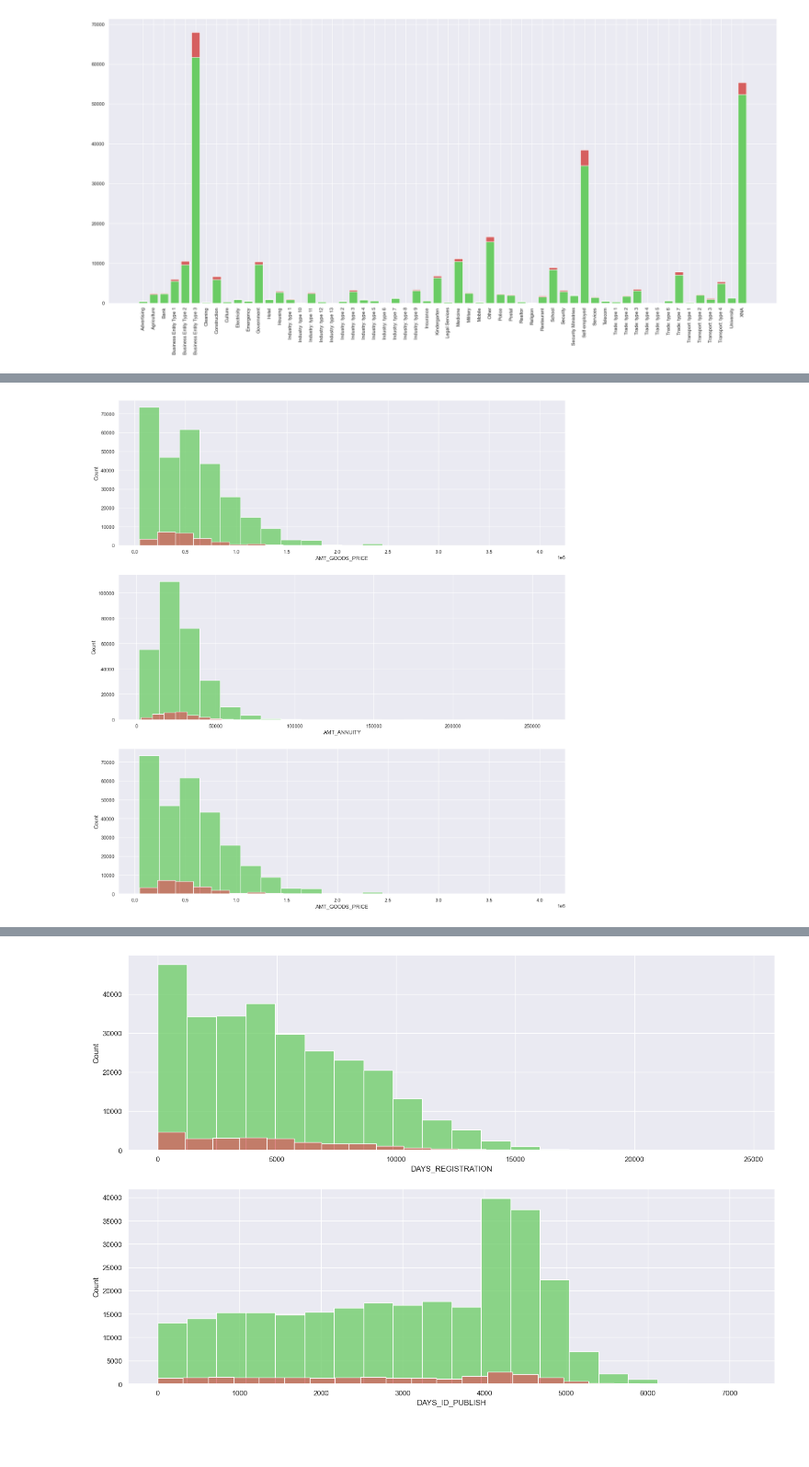
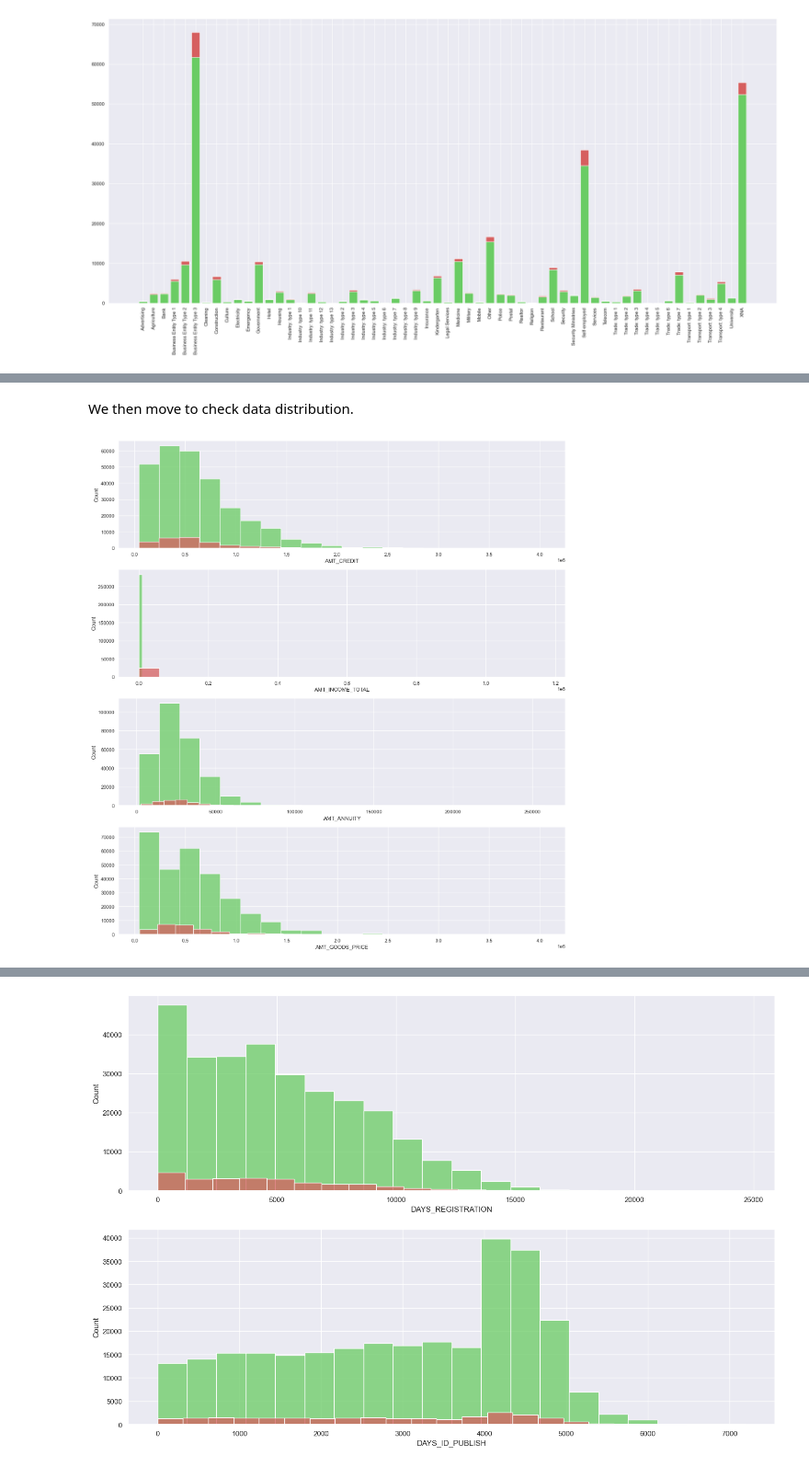
Before and after one commit to Ahmad-assegaf/hacktiv8-final-project, a Jupyter notebook: main.ipynb, the cells around one changed output, grey strips where cells are left out. Shown at 92% size. Cells and saved outputs as stored; diff of their text form; code cells hidden in the pictures; blank space fills up the shorter version.

```diff
--- a/main.ipynb
+++ b/main.ipynb
@@ -980,10 +1103,13 @@ dtype: int64
+# %% [markdown]
+We then move to check data distribution.
 # %%
-columns = ['AMT_GOODS_PRICE', 'AMT_ANNUITY', 'AMT_GOODS_PRICE']
+# Check the distribution of client loan and income amount
+columns = ['AMT_CREDIT','AMT_INCOME_TOTAL', 'AMT_ANNUITY', 'AMT_GOODS_PRICE']
 
 fig, axs = plt.subplots(nrows=len(columns), figsize=(18,20))
 
 for i, j in enumerate(columns):
     sns.histplot(df_app[df_app["TARGET"] == 0][j], bins=20, ax=axs[i], color="#6acc64")
     sns.histplot(df_app[df_app["TARGET"] == 1][j], bins=20, ax=axs[i], color="#d65f5f")
 # %% [output]
-[figure, old version]
+[figure, new version]
```
Also changed, not shown: parts of 191 cells of this notebook, 1 other file.
